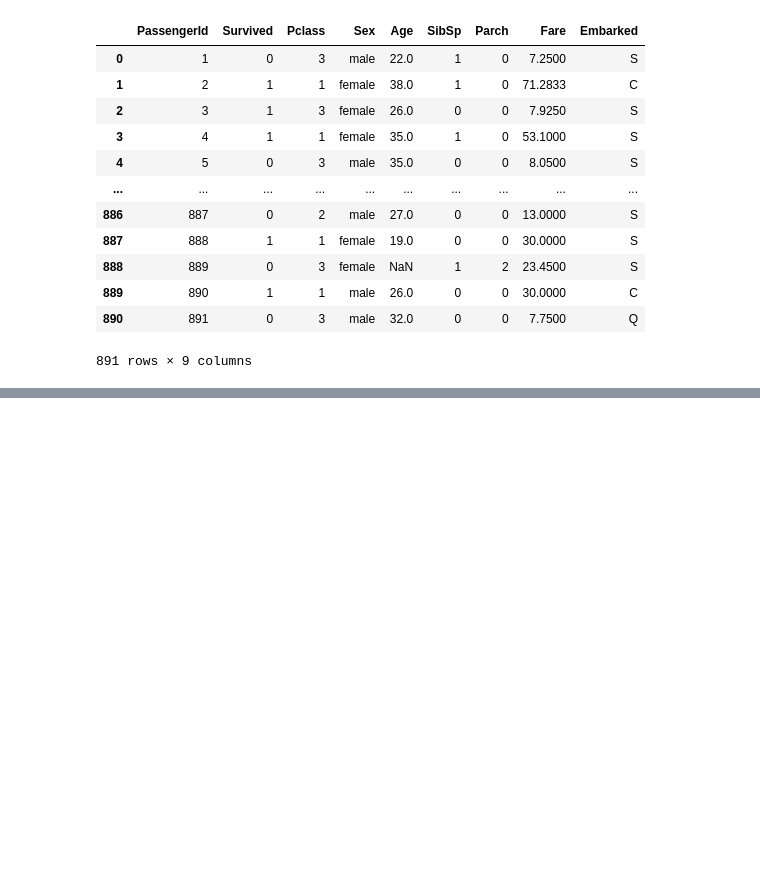
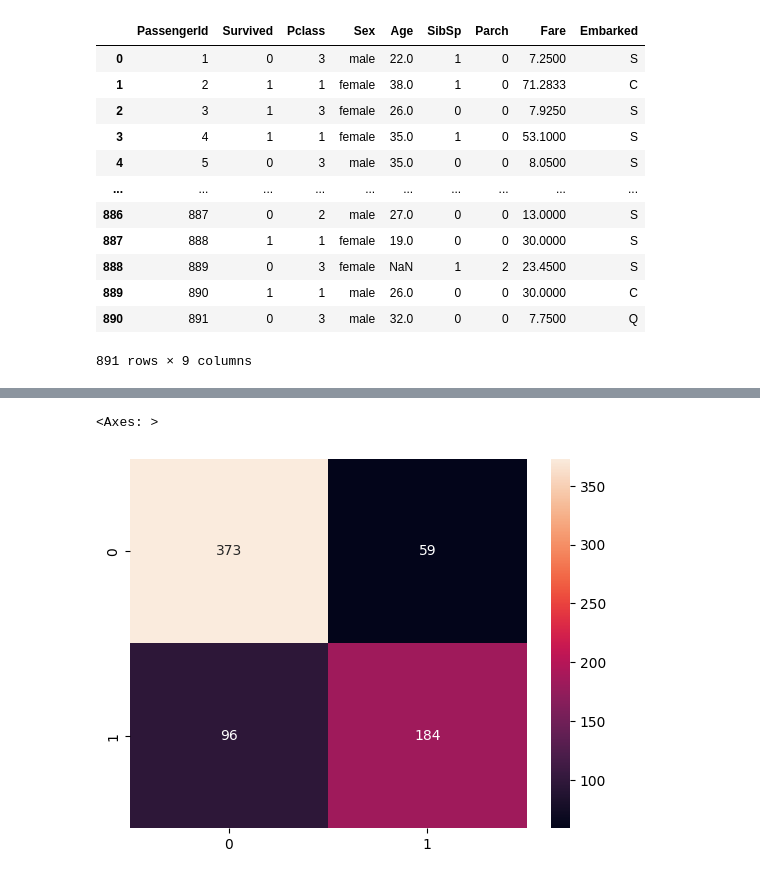
Before and after one commit to Punja007/Machine-Learning, a Jupyter notebook: SVM/titanic_SVC.ipynb, the cells around one changed output, grey strips where cells are left out. Cells and saved outputs as stored; diff of their text form; code cells hidden in the pictures; blank space fills up the shorter version.

```diff
--- a/SVM/titanic_SVC.ipynb
+++ b/SVM/titanic_SVC.ipynb
@@ -41,0 +69,4 @@ df
+# %%
+y = df.Survived
+x = df
+x.pop("Survived")
@@ -41,0 +86,5 @@ df
+# %%
+x_train,x_test,y_train,y_test = train_test_split(x, y, test_size=0.2, random_state=45)
+# %%
+model = SVC(kernel='linear')
+model.fit(x_train, y_train)
@@ -41,0 +93,3 @@ df
+# %%
+train_pred = model.predict(x_train)
+test_pred = model.predict(x_test)
@@ -41,0 +125,6 @@ df
+# %%
+import seaborn as sns
+sns.heatmap(confusion_matrix(y_train,train_pred), annot=True,fmt='.0f')
+# %% [output]
+<Axes: >
+[figure, added]
```
Also changed, not shown: parts of 9 cells of this notebook.
